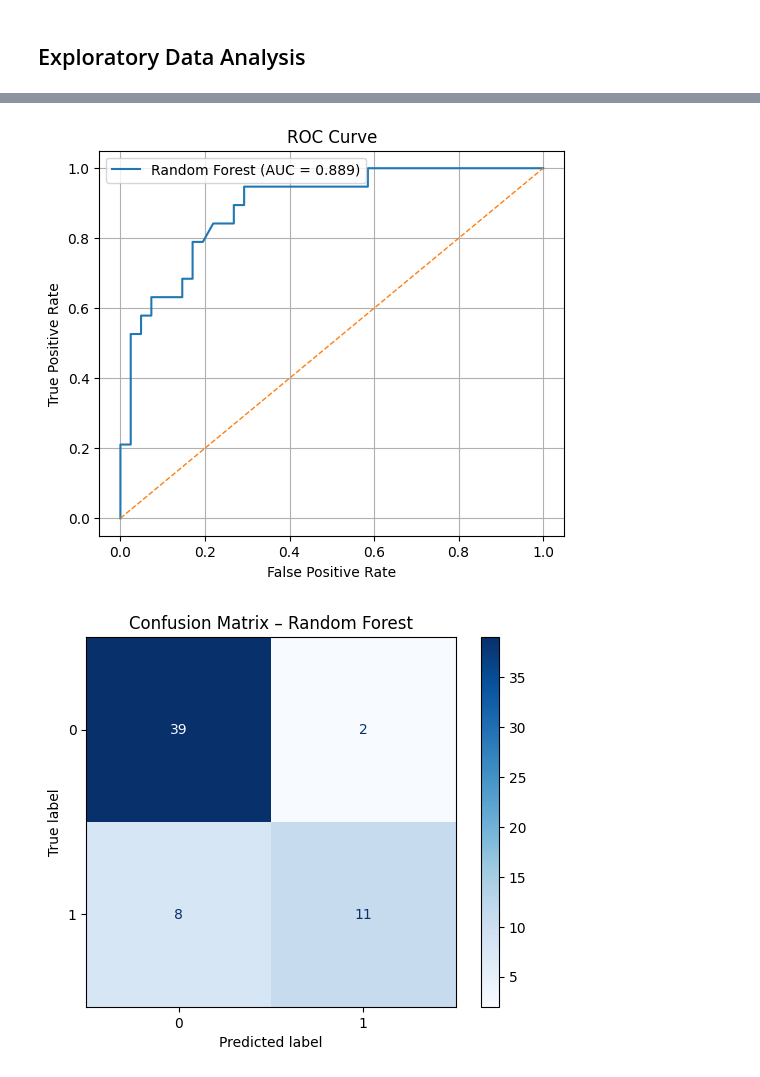
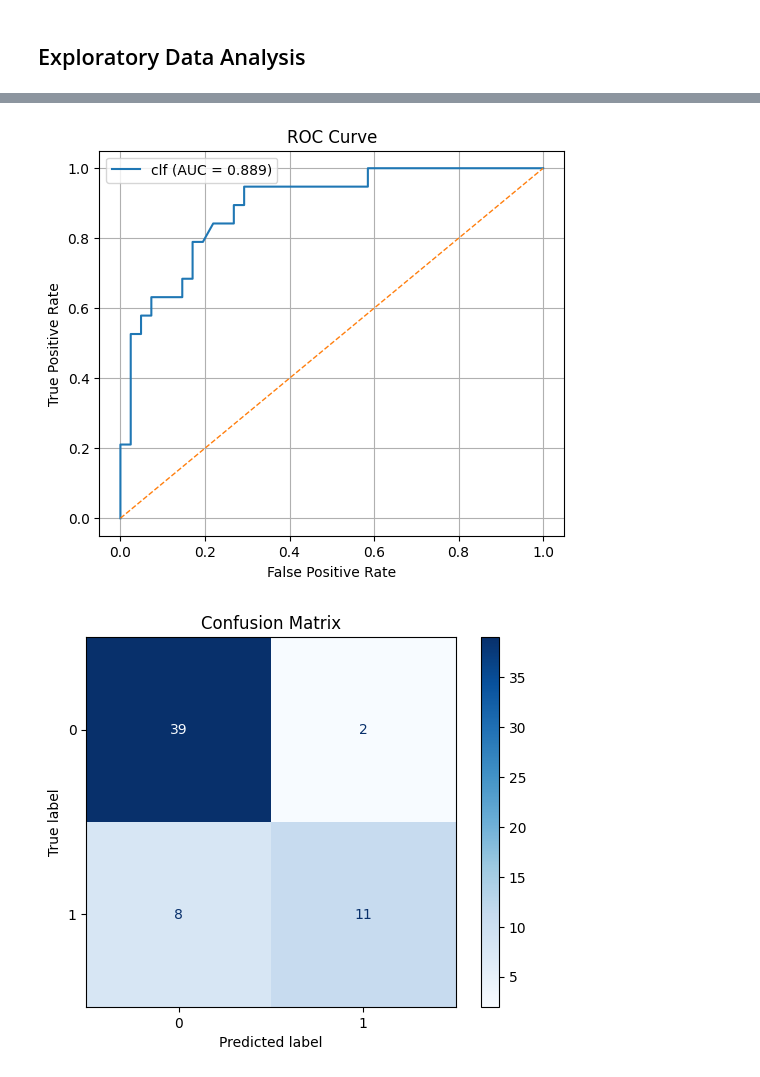
Before and after one commit to jwilliams2023/Data-Science-Assignments, a Jupyter notebook: final project/heart_failure_analysis_auto_data.ipynb, the cells around one changed output, grey strips where cells are left out. Cells and saved outputs as stored; diff of their text form; code cells hidden in the pictures.

```diff
--- a/final project/heart_failure_analysis_auto_data.ipynb
+++ b/final project/heart_failure_analysis_auto_data.ipynb
@@ -11,6 +23,7 @@ import numpy as np
 import matplotlib.pyplot as plt
 import seaborn as sns
 
+#data loading
 csv_path = 'heart_failure_clinical_records_dataset 2.csv'
 if os.path.exists(csv_path):
     df = pd.read_csv(csv_path)
@@ -25,7 +38,11 @@ else:
         print('Fetched dataset via ucimlrepo (id=519).')
         print(f'Dataset shape: {df.shape}')
     except ModuleNotFoundError:
-        raise ModuleNotFoundError('ucimlrepo is not installed and local CSV not found; please install ucimlrepo or place the CSV in the notebook directory.')
+        raise ModuleNotFoundError('ucimlrepo is not installed please install ucimlrepo or place the CSV in the notebook directory.')
+
+# data explore
+print("Missing values:", df.isna().sum().sum())
+print("Duplicate rows:", df.duplicated().sum())
 
 display(df.head())
 # %% [output]
@@ -62,64 +84,73 @@ Metric: **ROC‑AUC** via 5‑fold stratified cross‑validation.
 # %%
-
 from sklearn.model_selection import train_test_split, cross_val_score, StratifiedKFold
 from sklearn.preprocessing import StandardScaler
 from sklearn.compose import ColumnTransformer
 from sklearn.pipeline import Pipeline
-from sklearn.metrics import classification_report, roc_auc_score, roc_curve, ConfusionMatrixDisplay
 from sklearn.linear_model import LogisticRegression
 from sklearn.ensemble import RandomForestClassifier
+from sklearn.metrics import classification_report, roc_auc_score, roc_curve, ConfusionMatrixDisplay
+import matplotlib.pyplot as plt
 
+# split features and target
 target = 'DEATH_EVENT'
 X = df.drop(columns=[target])
 y = df[target]
 
-numeric_cols = X.select_dtypes(include=np.number).columns.tolist()
+# preprocessing transformer
+numeric_cols     = X.select_dtypes(include=np.number).columns.tolist()
 categorical_cols = [c for c in X.columns if c not in numeric_cols]
-
 preprocessor = ColumnTransformer([
     ('num', StandardScaler(), numeric_cols),
     ('cat', 'passthrough', categorical_cols)
 ])
 
-log_reg = Pipeline([('pre', preprocessor),
-                    ('clf', LogisticRegression(max_iter=1000, solver='lbfgs'))])
+# model pipelines
+log_reg = Pipeline([
+    ('pre', preprocessor),
+    ('clf', LogisticRegression(max_iter=1000, solver='lbfgs'))
+])
+rf = Pipeline([
+    ('pre', preprocessor),
+    ('clf', RandomForestClassifier(n_estimators=250, random_state=42))
+])
 
-rf = Pipeline([('pre', preprocessor),
-               ('clf', RandomForestClassifier(n_estimators=250, random_state=42))])
+# cross-validation to compare models
+cv      = StratifiedKFold(n_splits=5, shuffle=True, random_state=42)
+log_auc = cross_val_score(log_reg, X, y, cv=cv, scoring='roc_auc')
+rf_auc  = cross_val_score(rf,     X, y, cv=cv, scoring='roc_auc')
 
-cv = StratifiedKFold(n_splits=5, shuffle=True, random_state=42)
-log_auc = cross_val_score(log_reg, X, y, cv=cv, scoring='roc_auc')
-rf_auc = cross_val_score(rf, X, y, cv=cv, scoring='roc_auc')
+print(f'logistic regression roc‑auc: {log_auc.mean():.3f} ± {log_auc.std():.3f}')
+print(f'random forest       roc‑auc: {rf_auc.mean():.3f} ± {rf_auc.std():.3f}')
 
-print(f'Logistic Regression ROC‑AUC: {log_auc.mean():.3f} ± {log_auc.std():.3f}')
-print(f'Random Forest ROC‑AUC:      {rf_auc.mean():.3f} ± {rf_auc.std():.3f}')
+# hold-out train/test split
+X_train, X_test, y_train, y_test = train_test_split(
+    X, y, test_size=0.2, stratify=y, random_state=42
+)
+best_model = log_reg if log_auc.mean() >= rf_auc.mean() else rf
 
-best_model = log_reg if log_auc.mean() >= rf_auc.mean() else rf
-best_name  = 'Logistic Regression' if best_model is log_reg else 'Random Forest'
-
-X_train, X_test, y_train, y_test = train_test_split(X, y, test_size=0.2,
-                                                    stratify=y, random_state=42)
+# train and predict
 best_model.fit(X_train, y_train)
 y_pred  = best_model.predict(X_test)
 y_proba = best_model.predict_proba(X_test)[:,1]
 
-print('\nClassification report (hold‑out set):')
+# final evaluation
 print(classification_report(y_test, y_pred, digits=3))
+print(f'hold‑out roc‑auc = {roc_auc_score(y_test, y_proba):.3f}')
 
-test_auc = roc_auc_score(y_test, y_proba)
-print(f'Hold‑out ROC‑AUC = {test_auc:.3f}')
-
-# ROC curve
+# ROC curve plot
 fpr, tpr, _ = roc_curve(y_test, y_proba)
 plt.figure(figsize=(6,5))
-plt.plot(fpr, tpr, label=f'{best_name} (AUC = {test_auc:.3f})')
+plt.plot(fpr, tpr, label=f'{best_model.steps[-1][0]} (AUC = {roc_auc_score(y_test, y_proba):.3f})')
 plt.plot([0,1],[0,1],'--', lw=1)
-plt.xlabel('False Positive Rate'); plt.ylabel('True Positive Rate')
+plt.xlabel('False Positive Rate')
+plt.ylabel('True Positive Rate')
 plt.title('ROC Curve')
-plt.legend(); plt.grid(True); plt.show()
+plt.legend()
+plt.grid(True)
+plt.show()
 
-# Confusion Matrix
+# confusion matrix plot
 ConfusionMatrixDisplay.from_estimator(best_model, X_test, y_test, cmap='Blues')
-plt.title(f'Confusion Matrix – {best_name}')
+plt.title('Confusion Matrix')
 plt.show()
 # %% [output]
@@ -140,2 +169,2 @@ Hold‑out ROC‑AUC = 0.889
-[figure, old version]
+[figure, new version]
-[figure, old version]
+[figure, new version]
```
Also changed, not shown: parts of 9 cells of this notebook, 2 other files.
